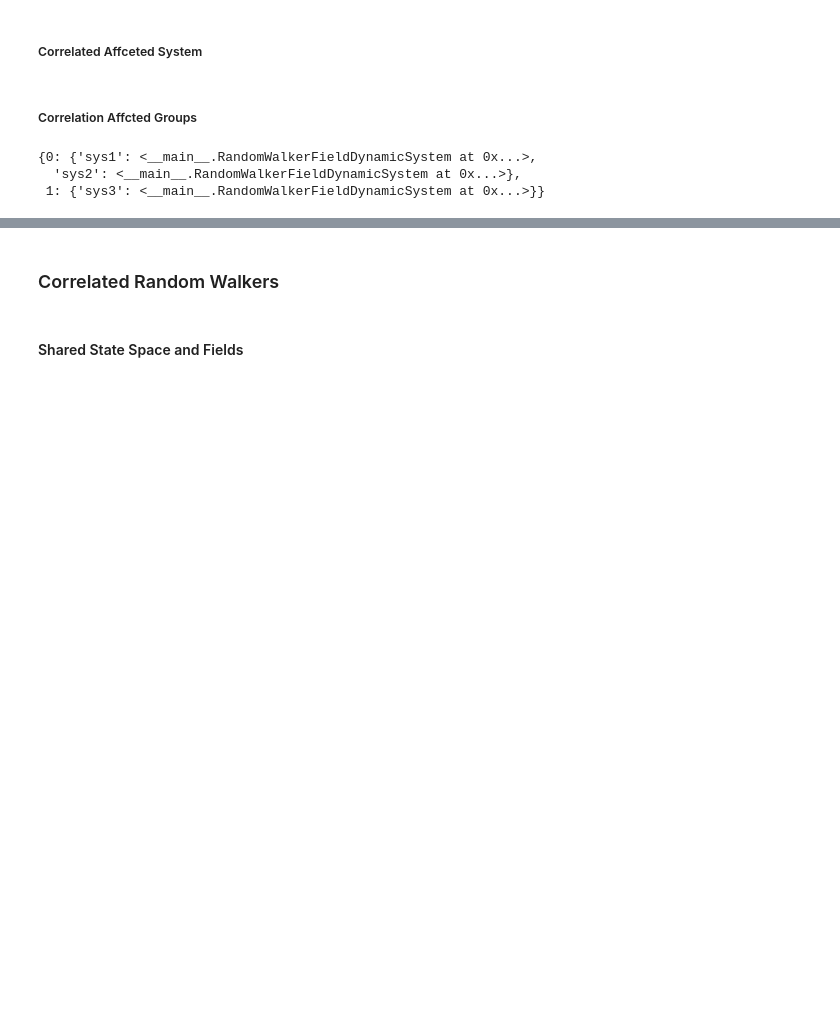
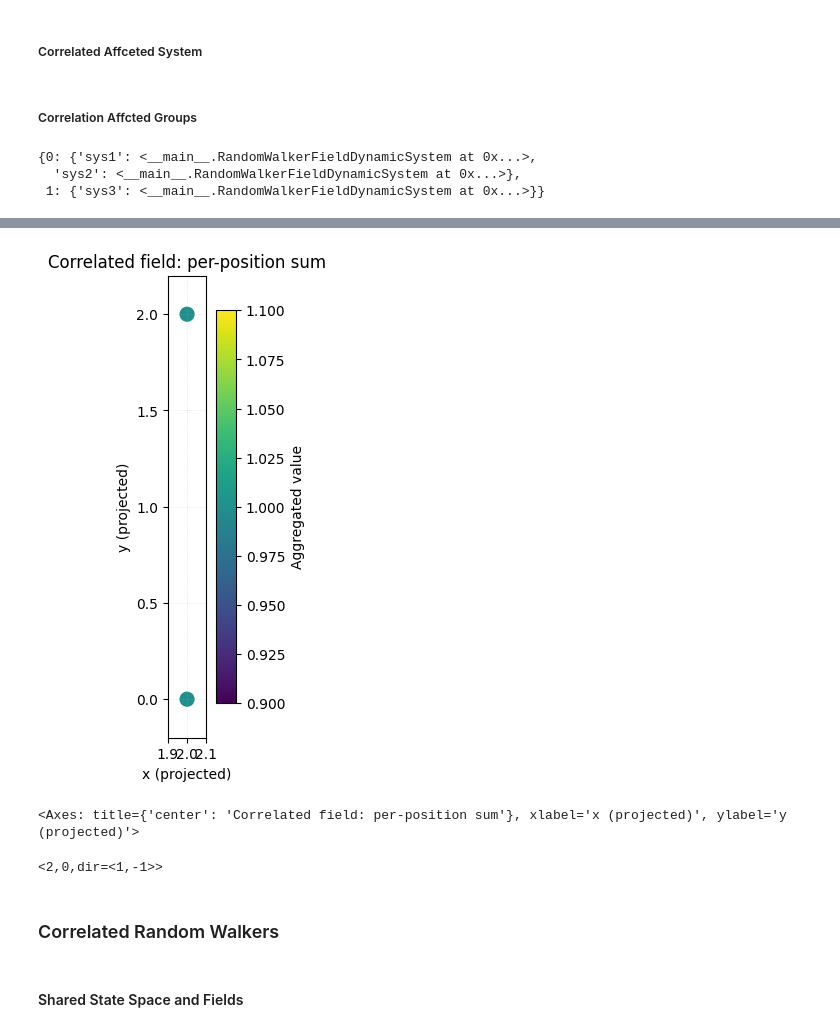
Before and after one commit to ckCrimson/Field_Dynamic_System, a Jupyter notebook: sample.ipynb, the cells around one changed output, grey strips where cells are left out. Drawn from its saved outputs; the diff is of its cells as text; code cells hidden in the pictures; blank space fills up the shorter version.

Commit message:
changes for system group evolution

```diff
--- a/sample.ipynb
+++ b/sample.ipynb
@@ -2383,10 +2384,11 @@ class AffectedSystemsOperator(Operator, ABC):
         next_state = self.get_next_state(field)
         history.append(next_state)
         system_states = self.mapping.get_system_state(next_state)
-        print(system_states)
+        #print(system_states)
         for system_id,systems in self.affecting_group.items():
             system_state = system_states[system_id]
             self.affecting_group[system_id].initial_state = system_state
+            self.affecting_group[system_id].transition_list.append(system_state)
 # %% [markdown]
 ## Affecting FDS
 # %%
@@ -2547,7 +2549,7 @@ class AffectingGroupsEvolution(ABC, Generic[S]):
         self.state_space = state_space
         self.field = field
         self.reachable = reachable
-        self.transition_list = transition_list
+        self.transition_list = []
         self.reaching=reaching
         self.multi_step_field=multi_step_field
         self.operator = operator
@@ -2604,7 +2606,7 @@ class AffectingGroupsEvolution(ABC, Generic[S]):
         if not self.multi_step_field_formed:
            self.multi_step_field_generator(steps)
         for gid, fds in self.dict_of_groups_of_affecting_fds.items():
-            fds.evolve(steps, **params)
+            fds.evolve_from_field()
         self.affected_groups_formed = False
         self.affected_systems_formed= False
         self.multi_step_field_formed= False
@@ -7510,0 +7478,5 @@ group_evolution_of_corr_systems.dict_of_groups_of_affecting_fds[0].field.plot_po
+# %%
+group_evolution_of_corr_systems.dict_of_groups_of_affecting_fds[0].field.plot_position_marginal(in_cartesian=False)
+# %% [output]
+[figure, added]
+<Axes: title={'center': 'Correlated field: per-position sum'}, xlabel='x (projected)', ylabel='y (projected)'>
@@ -7511,3 +7485,7 @@ group_evolution_of_corr_systems.dict_of_groups_of_affecting_fds[0].field.plot_po
+# %%
+print(group_evolution_of_corr_systems.dict_of_groups_of_affecting_fds[0].members['sys1'].initial_state)
+# %% [output]
+<2,0,dir=<1,-1>>
 # %% [markdown]
 ### Correlated Random Walkers
 # %% [markdown]
```
Also changed, not shown: parts of 23 cells of this notebook.
